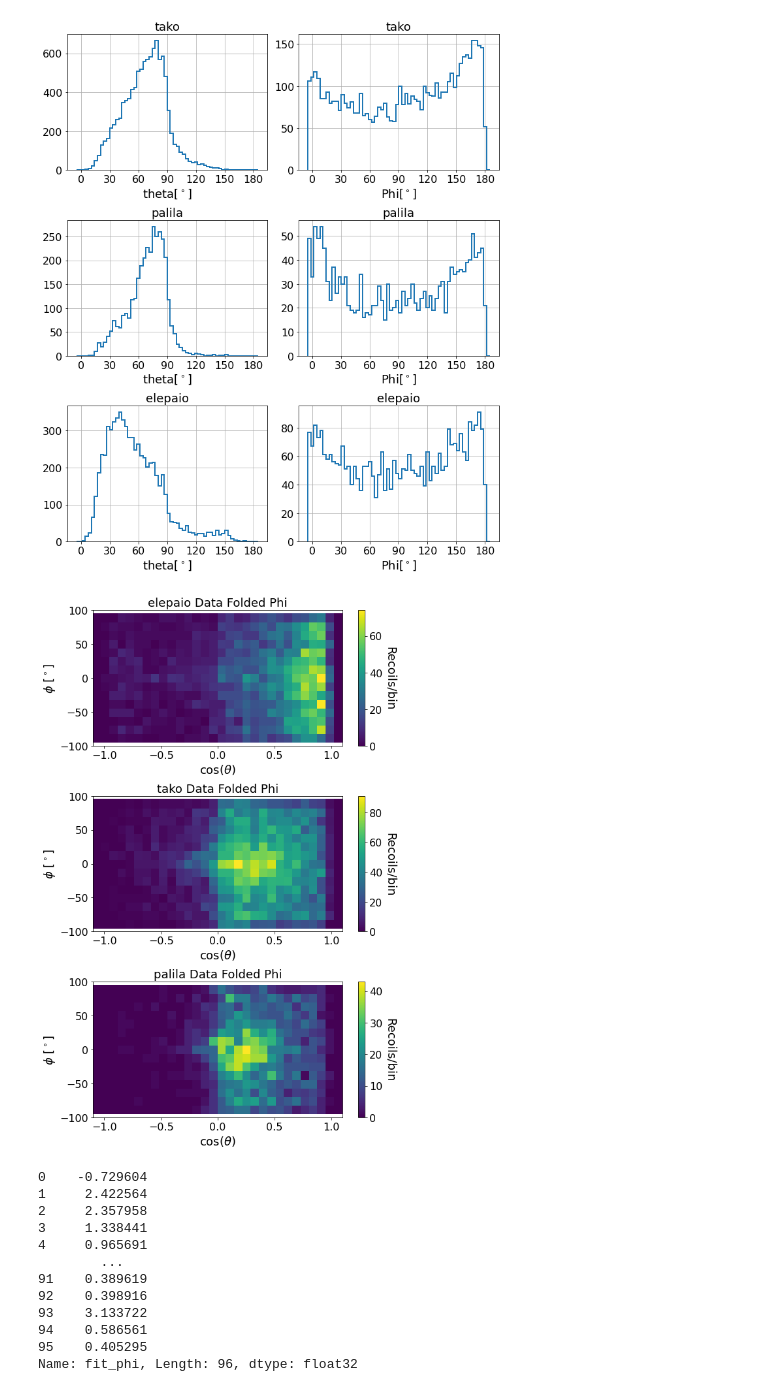
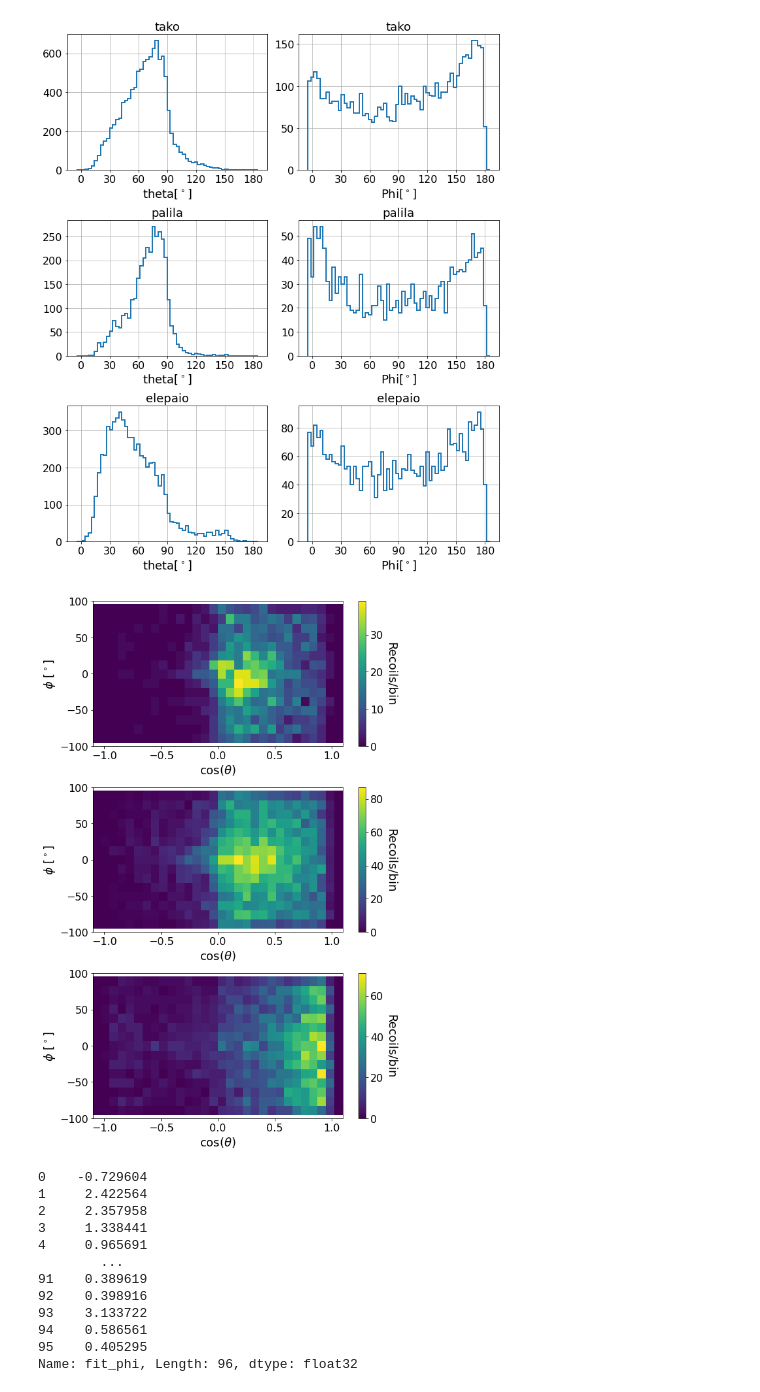
Before and after one commit to jschuel/jeff_workspace, a Jupyter notebook: analysis/phase3/Spectra_and_angular_plots.ipynb, the cells around one changed output. Saved outputs shown, nothing was run; the diff lists cells and outputs as text; code cells hidden in the pictures.

```diff
--- a/analysis/phase3/Spectra_and_angular_plots.ipynb
+++ b/analysis/phase3/Spectra_and_angular_plots.ipynb
@@ -596,15 +596,21 @@ def plot_phi_dist(side = "BWD"):
     plt.show()
 plot_phi_dist()
 # %%
+Single_beam_combined = {}
 for tpc in ['elepaio', 'tako', 'palila']:
     #combined_data[tpc]['phi_fold'] = combined_data[tpc]['phi'].apply(lambda x: x if x <= 90 else 180-x)
     #combined_data[tpc]['phi_fold'] = combined_data[tpc]['phi_fold'].apply(lambda x: x if x >= -90 else -180-x)
     Lumi_cont_inj[tpc]['phi_fold'] = Lumi_cont_inj[tpc]['phi'].apply(lambda x: x if x <= 90 else 180-x)
     Lumi_cont_inj[tpc]['phi_fold'] = Lumi_cont_inj[tpc]['phi_fold'].apply(lambda x: x if x >= -90 else -180-x)
+    HER_cont_inj[tpc]['phi_fold'] = HER_cont_inj[tpc]['phi'].apply(lambda x: x if x <= 90 else 180-x)
+    HER_cont_inj[tpc]['phi_fold'] = HER_cont_inj[tpc]['phi_fold'].apply(lambda x: x if x >= -90 else -180-x)
+    LER_cont_inj[tpc]['phi_fold'] = LER_cont_inj[tpc]['phi'].apply(lambda x: x if x <= 90 else 180-x)
+    LER_cont_inj[tpc]['phi_fold'] = LER_cont_inj[tpc]['phi_fold'].apply(lambda x: x if x >= -90 else -180-x)
+    Single_beam_combined[tpc] = HER_cont_inj[tpc].append(LER_cont_inj[tpc])
 # %%
 import matplotlib
 def plot_theta_phi():
-    tpcs = ['elepaio', 'tako', 'palila']
+    tpcs = ['palila', 'tako', 'elepaio']
     i = 1
     fig = plt.figure(figsize=(8,12))
     plt.rc('legend', fontsize=12)
@@ -620,37 +626,38 @@ def plot_theta_phi():
         #plt.ylabel(r'$\phi$ [$^\circ$]')
         #plt.ylim(-200,200)
         plt.subplot(3,1,i)
-        plt.hist2d(np.cos(combined_data[tpc]['theta']*np.pi/180), combined_data[tpc]['phi_fold'], bins = (30,15), range = ((-1.1,1.1), (-95,95)), label = 'Data')#, norm = matplotlib.colors.LogNorm(vmin=0.9, vmax=100))
-        plt.title(tpc+' Data Folded Phi')
+        plt.hist2d(np.cos(Lumi_cont_inj[tpc]['theta']*np.pi/180), Lumi_cont_inj[tpc]['phi_fold'], bins = (30,15), range = ((-1.1,1.1), (-95,95)), label = 'Data')#, norm = matplotlib.colors.LogNorm(vmin=0.9, vmax=100))
+        #plt.hist2d(np.cos(Single_beam_combined[tpc]['theta']*np.pi/180), Single_beam_combined[tpc]['phi_fold'], bins = (20,10), range = ((-1.1,1.1), (-95,95)), label = 'Data')#, norm = matplotlib.colors.LogNorm(vmin=0.9, vmax=100))
+        #plt.title(tpc+' Data Folded Phi')
         plt.xlabel(r'cos($\theta$)')
         plt.ylabel(r'$\phi$ [$^\circ$]')
         plt.ylim(-100,100)
         plt.colorbar().set_label('Recoils/bin', rotation = 270, labelpad = 20)
         #plt.subplot(6,2,i+1)
         #plt.hist2d(MC[tpc]['fit_theta']*180/np.pi, MC[tpc]['fit_phi']*180/np.pi, bins = (10,10), range = ((-180,180), (-185,185)), label = 'MC')#, norm = matplotlib.colors.LogNorm(vmin=0.9, vmax=100))
         #plt.title(tpc+' MC')
         #plt.colorbar()
         #plt.yscale("Log")
         #plt.xlabel(r'cos($\theta$)')
         #plt.ylabel(r'$\phi$ [$^\circ$]')
         #plt.ylim(-200,200)
         #plt.ylim(0.9,3000)
         #plt.legend()
 
         #plt.hist(LER_decay[tpc]['theta'], bins = 90, histtype = 'step', range = (-5,185), label = 'LER_decay', linewidth = 2)
         #plt.hist(HER_decay[tpc]['theta'], bins = 90, histtype = 'step', range = (-5,185), label = 'HER_decay', linewidth = 2)
         #plt.hist(Lumi_decay[tpc]['theta'], bins = 90, histtype = 'step', range = (-5,185), label = 'Lumi_decay', linewidth = 2)
         #plt.title(tpc)
         #plt.yscale("Log")
         #plt.xlabel('Track theta [degrees]')
         #plt.ylim(0.9,3000)
         #plt.legend()
         i+=1
     plt.tight_layout()
     plt.show()
 plot_theta_phi()
 # %% [output]
-[figure, old version]
+[figure, new version]
 # %%
 MC['iiwi']['fit_phi']
 # %% [output]
```
Also changed, not shown: 3 other files.
